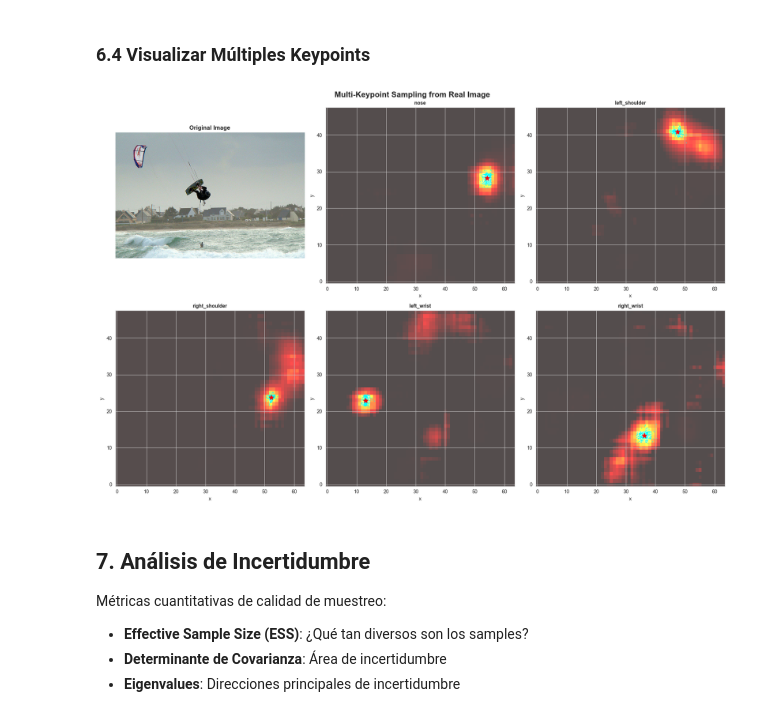
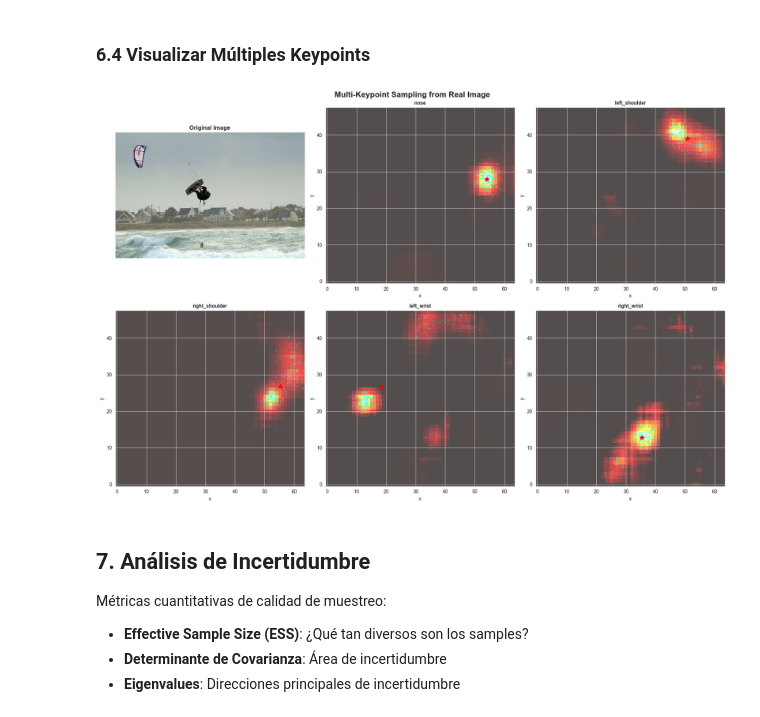
Before and after one commit to santiago-git19/probabilistic-pose-gmm, a Jupyter notebook: notebooks/08_demo_sampling.ipynb, the cells around one changed output. Saved outputs shown, nothing was run; the diff lists cells and outputs as text; code cells hidden in the pictures.

```diff
--- a/notebooks/08_demo_sampling.ipynb
+++ b/notebooks/08_demo_sampling.ipynb
@@ -532,35 +532,35 @@ if sample is not None and model is not None:
 
         # Sample
         kp_samples = sample_from_heatmap(
             kp_heatmap,
             num_samples=300,
-            temperature=0.1,
+            temperature=0.5,
             strategy="rejection",
             seed=42 + i
         )
 
         # Plot
         ax = axes[i]
         ax.imshow(kp_heatmap, cmap='hot', origin='lower', alpha=0.7, aspect='auto')
         ax.scatter(kp_samples[:, 0], kp_samples[:, 1],
                    c='cyan', s=1, alpha=0.5)
 
         mean = np.mean(kp_samples, axis=0)
         ax.plot(mean[0], mean[1], 'r*', markersize=10)
 
         ax.set_title(f'{kp_name}', fontsize=10, fontweight='bold')
         ax.set_xlabel('x')
         ax.set_ylabel('y')
 
     plt.suptitle('Multi-Keypoint Sampling from Real Image',
                  fontsize=16, fontweight='bold')
     plt.tight_layout()
     plt.show()
 
 else:
     print("⚠ Skipping multi-keypoint visualization")
 # %% [output]
-[figure, old version]
+[figure, new version]
 # %% [markdown]
 ## 7. Análisis de Incertidumbre
 
```
Also changed, not shown: parts of 2 cells of this notebook, 3 other files.
